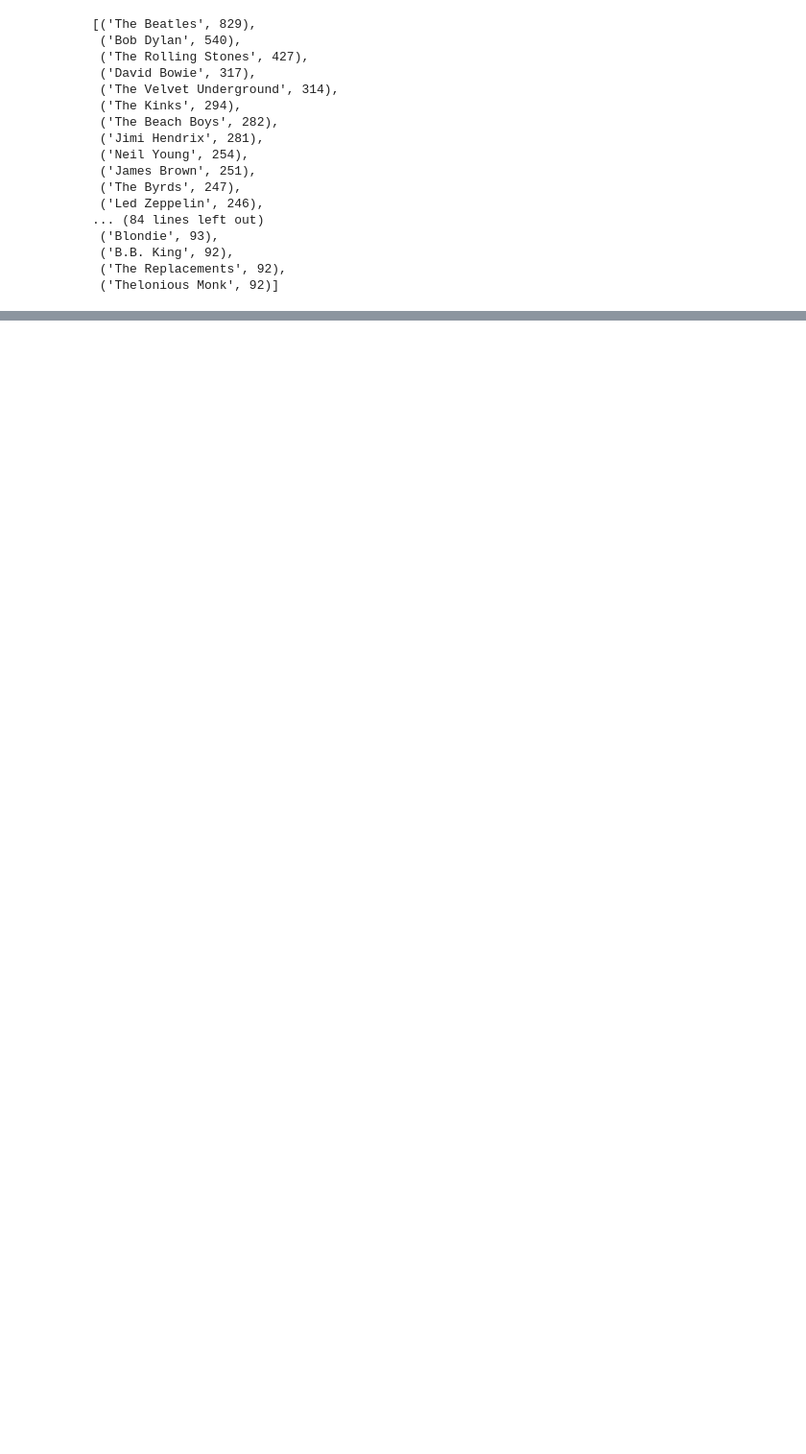
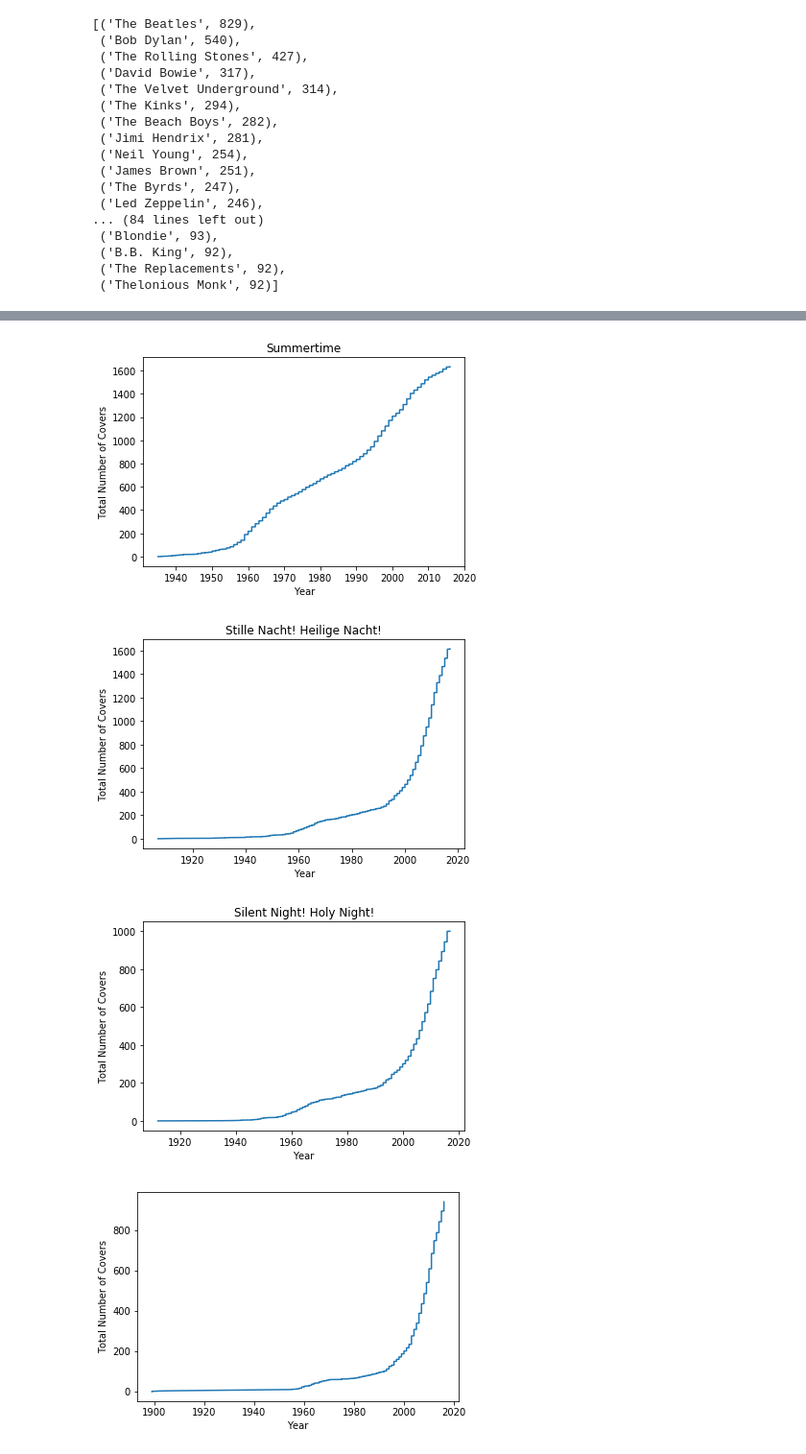
Before and after one commit to wzeyuann/music_influence, a Jupyter notebook: Exploratory Analysis.ipynb, the cells around one changed output, grey strips where cells are left out. Shown at 96% size. Saved outputs shown, nothing was run; the diff lists cells and outputs as text; code cells hidden in the pictures; blank space fills up the shorter version.

Commit message:
Overlap between cover song and allmusic datasets; more exploratory analysis

```diff
--- a/Exploratory Analysis.ipynb
+++ b/Exploratory Analysis.ipynb
@@ -46,0 +154,18 @@ nx.write_edgelist(G, 'all_influence')
+# %%
+# Create graph from cover songs, drawing directed edge from each person in the cover chain
+# to the next artist that covered the song chronologically
+cover_graph = nx.DiGraph()
+
+for song, song_cover_df in tqdm(grouped_by_id):
+    # Get chronological series of artists that covered the song
+    artists_series = song_cover_df['artists'].tolist()
+
+    for i, artist in enumerate(artists_series):
+        if i < len(artists_series) - 1:
+            # Create lists splitting on commas since there can be multiple artists
+            current_artists = artists_series[i].split(', ')
+            successor_artists = artists_series[i + 1].split(', ')
+
+            for current_artist in current_artists:
+                for succesor_artist in successor_artists:
+                    cover_graph.add_edge(current_artist, succesor_artist)
@@ -46,0 +210,7 @@ nx.write_edgelist(G, 'all_influence')
+# %%
+# Sort groups of covers by number of covers in each group in descending order
+grouped_by_id_sorted = sorted(grouped_by_id, key=lambda x: len(x[1]), reverse=True)
+# %%
+# Print top 25 most covered songs with their count of samples
+for i in range(25):
+    print grouped_by_id_sorted[i][1]['work'].iloc[0], grouped_by_id_sorted[i][1]['work'].count()
@@ -46,0 +256,23 @@ nx.write_edgelist(G, 'all_influence')
+# %%
+# Plot cumulative number of covers over time of an input series of release dates
+def plot_covers_by_year(dates_series, title):
+    # Extract year
+    list_of_dates = dates_series.map(lambda x: int(x.split('-')[0]))
+    counts = np.arange(0, len(list_of_dates))
+    plt.plot(list_of_dates, counts)
+    try:
+        plt.title(title)
+    except:
+        pass
+    plt.xlabel('Year')
+    plt.ylabel('Total Number of Covers')
+    plt.show()
+# %%
+# Plot number of covers by year for top 10 most covered songs
+for i in range(10):
+    plot_covers_by_year(grouped_by_id_sorted[i][1]['release_date'], grouped_by_id_sorted[i][1]['work'].iloc[0])
+# %% [output]
+[figure, added]
+[figure, added]
+[figure, added]
+[figure, added]
```
Also changed, not shown: parts of 38 cells of this notebook, 1 other file.
